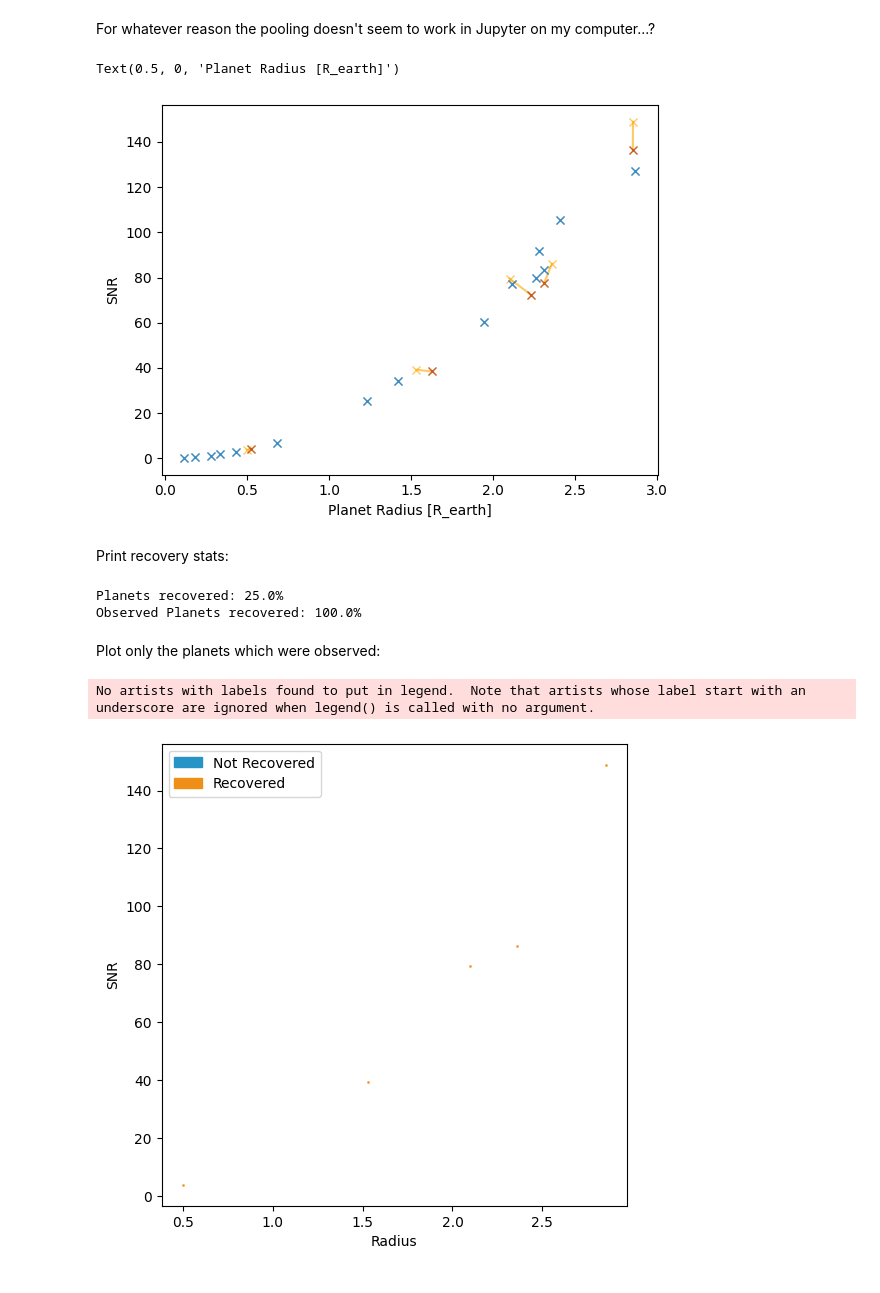
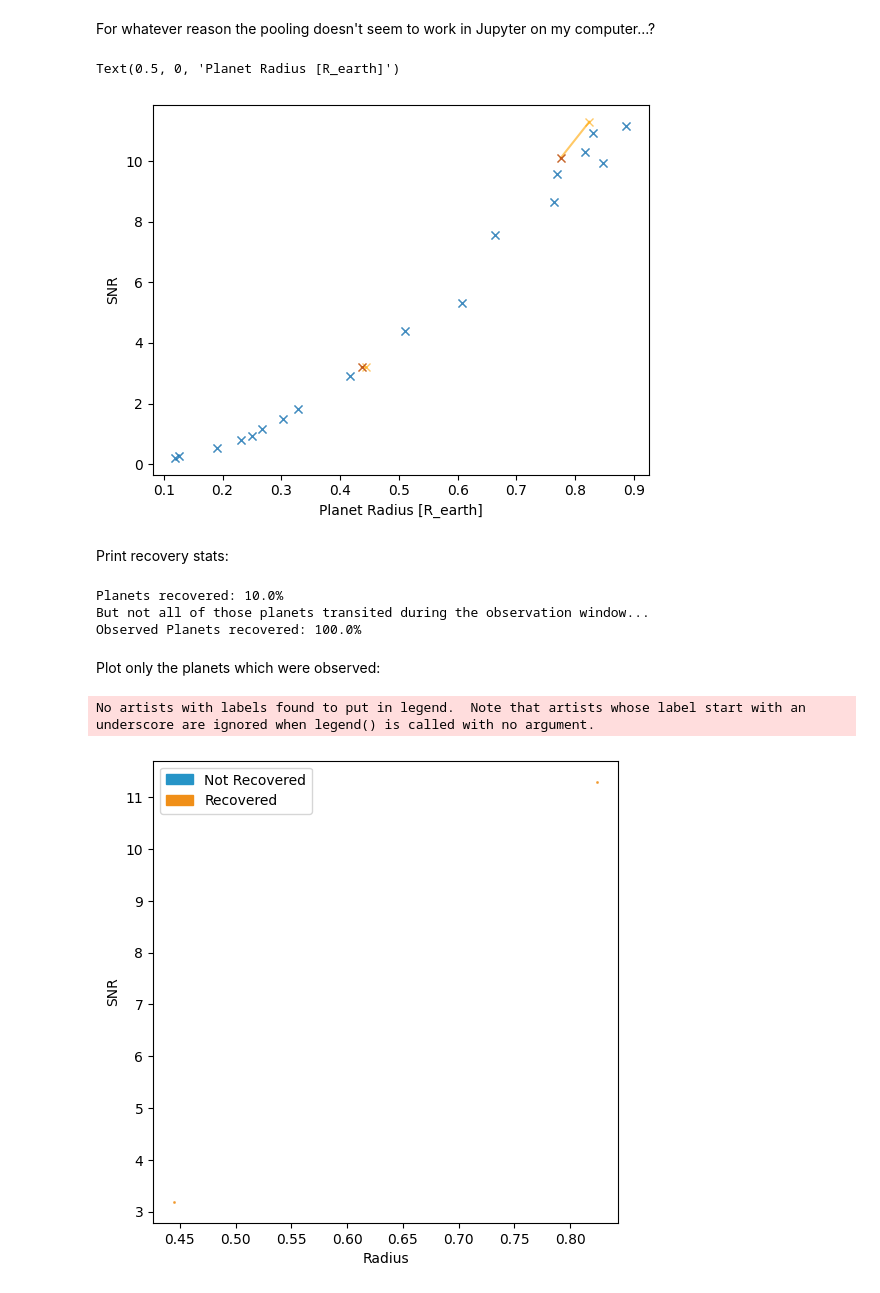
Before and after one commit to catrionamurray/occultence, a Jupyter notebook: occultence/notebooks/test_injecting_transits.ipynb, the cells around one changed output. Saved outputs shown, nothing was run; the diff lists cells and outputs as text; code cells hidden in the pictures.

```diff
--- a/occultence/notebooks/test_injecting_transits.ipynb
+++ b/occultence/notebooks/test_injecting_transits.ipynb
@@ -72,9 +72,14 @@ planets
 | 99 | -0.111558 | 0.390164 | 0.013409 | 2.945149 | 0.07290431294935774 | 0.018728 | 0.801779 | 1.6458835039825404 solRad | 16.458835039825402 | 0.0 | ... | ... |
 100 rows × 22 columns
 # %%
-lcs, lcs_clean, lcs_gp, lcs_bls, planets_df = targ.full_injection_recovery(nfake=20, pool=False, minimum_planet_radius=0.1 * u.R_earth, maximum_planet_radius=3 * u.R_earth,
-                                       minimum_period=0.5 * u.d, maximum_period=2 * u.d, recovery_kw = {'condition_on_epoch':1 * u.hour},
-                                       verbose=False)
+lcs, lcs_clean, lcs_gp, lcs_bls, planets_df = targ.full_injection_recovery(nfake=20,
+                                                                           pool=False,
+                                                                           minimum_planet_radius=0.1 * u.R_earth,
+                                                                           maximum_planet_radius=1 * u.R_earth,
+                                                                           minimum_period=0.5 * u.d,
+                                                                           maximum_period=2 * u.d,
+                                                                           recovery_kw = {'condition_on_epoch':1 * u.hour},
+                                                                           verbose=False)
 # %% [output]
   warnings.warn(f""" The LightCurve's timelike dictionary does not appear to have the 'artifical_lightcurve' in it.
   warnings.warn(f""" The LightCurve's timelike dictionary does not appear to have the 'artifical_lightcurve' in it.
@@ -176,20 +181,32 @@ plt.xlabel("Planet Radius [R_earth]")
 #                        xscale='uniform', add_points={}, svname="")
 # %% [output]
 Text(0.5, 0, 'Planet Radius [R_earth]')
-[figure, old version]
+[figure, new version]
 # %% [markdown]
 Print recovery stats:
 # %%
 print(f"Planets recovered: {100 * len(planets_df.loc[planets_df['recovered'] == 1.0]) /  len(planets_df['recovered'])}%")
-print(f"Observed Planets recovered: {100 * len(planets_df.loc[(planets_df['recovered'] == 1.0) & (planets_df['observed'] == 1.0)]) /  len(planets_df['recovered'][planets_df['observed']==1.0])}%")
+print("But not all of those planets transited during the observation window...")
+print(f"""Observed Planets recovered: {100 * len(planets_df.loc[(planets_df['recovered'] == 1.0) &
+            (planets_df['observed'] == 1.0)]) /  len(planets_df['recovered'][planets_df['observed']==1.0])}%""")
 # %% [output]
-Planets recovered: 25.0%
+Planets recovered: 10.0%
+But not all of those planets transited during the observation window...
 Observed Planets recovered: 100.0%
 # %% [markdown]
 Plot only the planets which were observed:
 # %%
-plot_transitparams(planets_df['r_p'][planets_df['observed'] == 1.0], planets_df['depth'][planets_df['observed'] == 1.0] * np.sqrt(n_points_in_transit[planets_df['observed'] == 1.0])/lc_noise, planets_df['recovered'][planets_df['observed'] == 1.0], xlabel="Radius", ylabel="SNR", zlabel="Detected?", ylims=[], yscale='uniform',
-                       xscale='uniform', add_points={}, svname="")
+plot_transitparams(x=planets_df['r_p'][planets_df['observed'] == 1.0],
+                   y=planets_df['depth'][planets_df['observed'] == 1.0] * np.sqrt(n_points_in_transit[planets_df['observed'] == 1.0])/lc_noise,
+                   z=planets_df['recovered'][planets_df['observed'] == 1.0],
+                   xlabel="Radius",
+                   ylabel="SNR",
+                   zlabel="Detected?",
+                   ylims=[],
+                   yscale='uniform',
+                   xscale='uniform',
+                   add_points={},
+                   svname="")
 # %% [output]
 No artists with labels found to put in legend.  Note that artists whose label start with an underscore are ignored when legend() is called with no argument.
-[figure, old version]
+[figure, new version]
```
Also changed, not shown: parts of 3 cells of this notebook, 11 other files.
